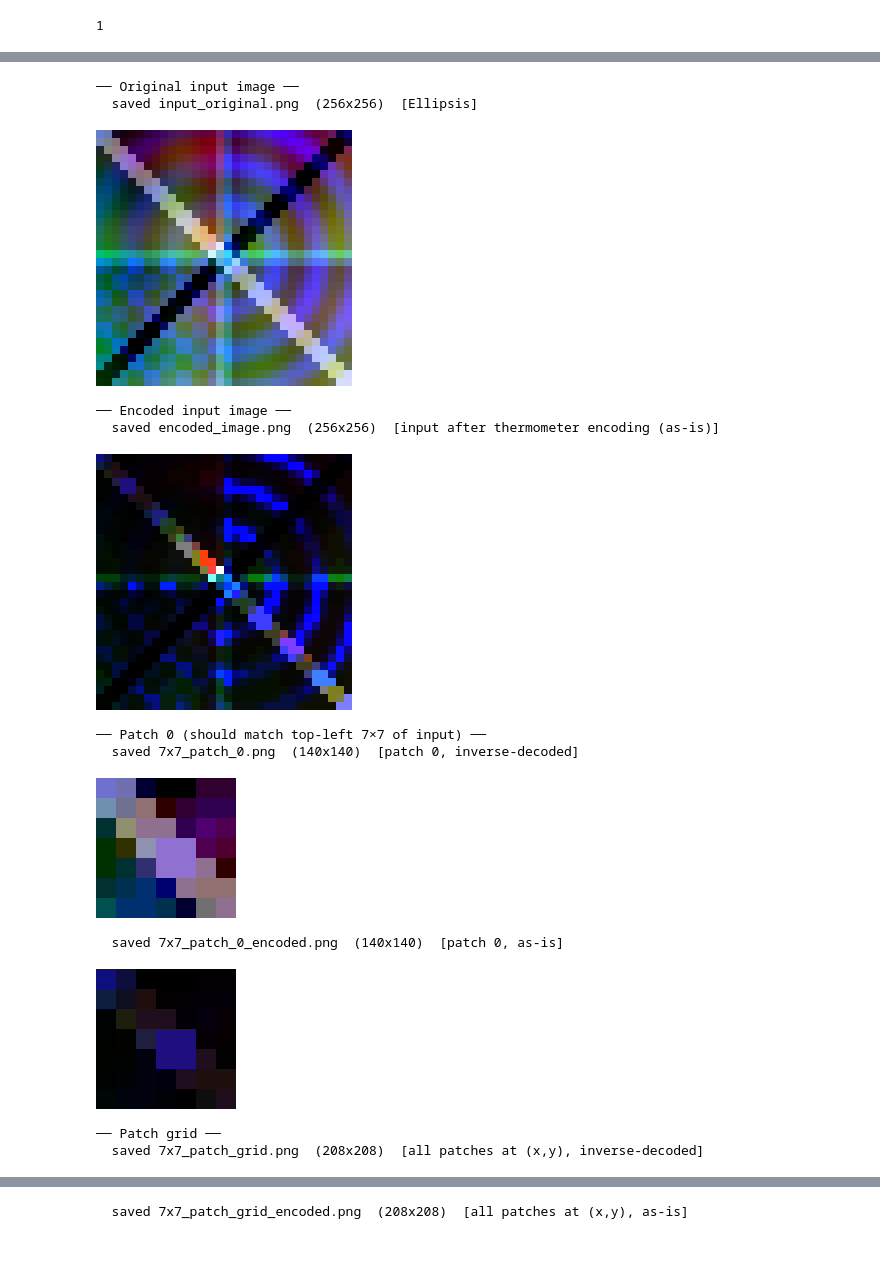
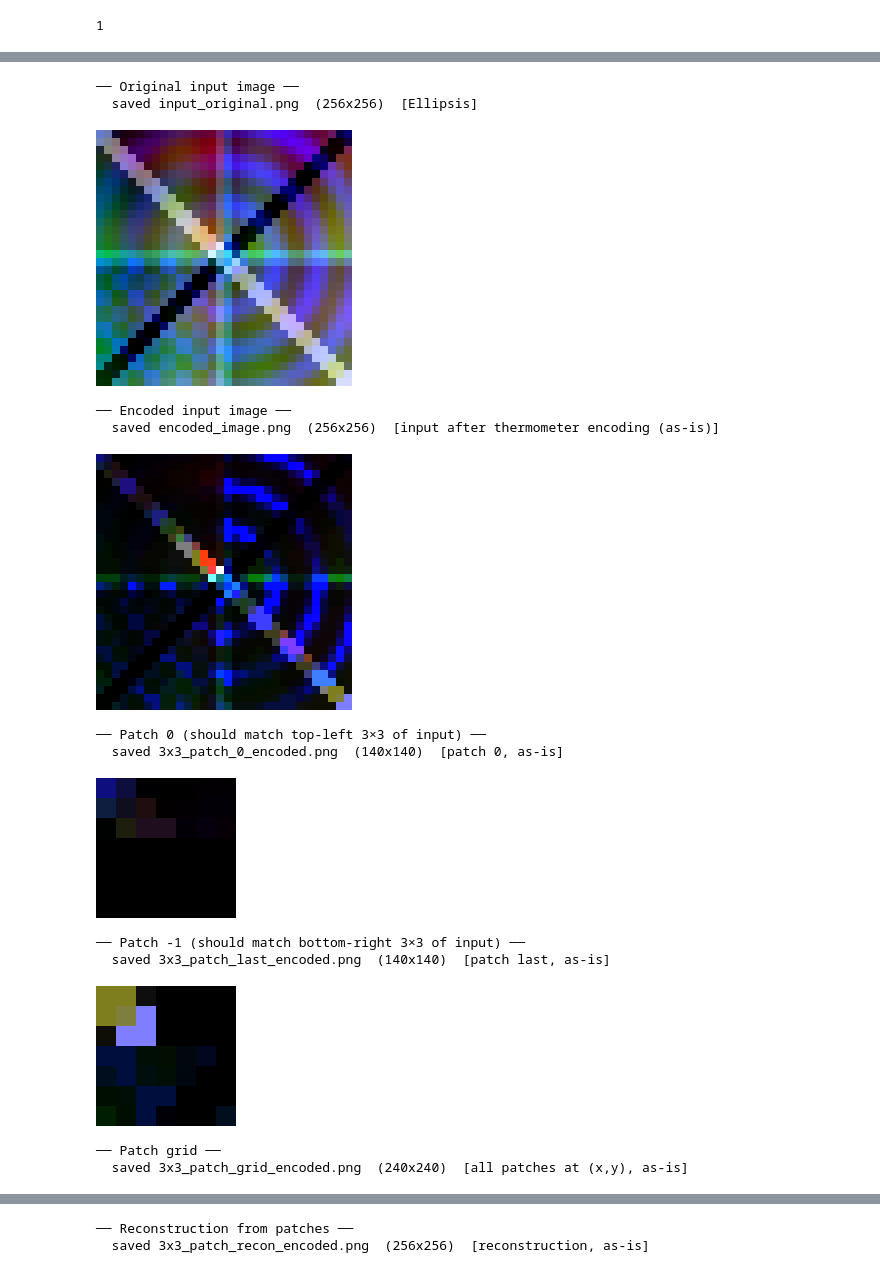
Before and after one commit to kristoffer1110/Reconfigurable_TMComposite, a Jupyter notebook: testbench/notebook/patch_generator_pynq.ipynb, the cells around one changed output, grey strips where cells are left out. Cells and saved outputs as stored; diff of their text form; code cells hidden in the pictures.

```diff
--- a/testbench/notebook/patch_generator_pynq.ipynb
+++ b/testbench/notebook/patch_generator_pynq.ipynb
@@ -63,7 +63,7 @@ NUM_PIXELS = IMG_SIZE * IMG_SIZE   # 1024
 ENC_BITS = 7
 
 # ── Edit here: patch size to capture ─────────────────────────────────────────
-PS = 7
+PS = 3
 
 NUM_PATCHES = (IMG_SIZE - PS + 1) ** 2
 
@@ -274,45 +277,54 @@ save_show(
 
 # ── Patch 0 — top-left verification ──────────────────────────────────────────
 # If the IP is correct, patch 0 must look like the top-left PS×PS corner.
 print(f'\n── Patch 0 (should match top-left {PS}×{PS} of input) ──')
-save_show(patch_to_image(patches[0], scale=20),
-          f'{PS}x{PS}_patch_0.png',         'patch 0, inverse-decoded')
+# save_show(patch_to_image(patches[0], scale=20),
+#           f'{PS}x{PS}_patch_0.png',         'patch 0, inverse-decoded')
 save_show(patch_to_image(patches[0], scale=20, as_is=True),
           f'{PS}x{PS}_patch_0_encoded.png', 'patch 0, as-is')
 
+# ── Last patch — bottom-right verification ──────────────────────────────────────
+# If the IP is correct, patch -1 must look like the bottom-right PS×PS corner.
+print(f'\n── Patch -1 (should match bottom-right {PS}×{PS} of input) ──')
+# save_show(patch_to_image(patches[-1], scale=20),
+#           f'{PS}x{PS}_patch_last.png',         'patch last, inverse-decoded')
+save_show(patch_to_image(patches[-1], scale=20, as_is=True),
+          f'{PS}x{PS}_patch_last_encoded.png', 'patch last, as-is')
+
 # ── Patch grid at decoded (x, y) positions ───────────────────────────────────
 print('\n── Patch grid ──')
-save_show(patches_to_grid(patches, cell=8, use_position=True, as_is=False),
-          f'{PS}x{PS}_patch_grid.png',         'all patches at (x,y), inverse-decoded')
+# save_show(patches_to_grid(patches, cell=8, use_position=True, as_is=False),
+#           f'{PS}x{PS}_patch_grid.png',         'all patches at (x,y), inverse-decoded')
 save_show(patches_to_grid(patches, cell=8, use_position=True, as_is=True),
           f'{PS}x{PS}_patch_grid_encoded.png', 'all patches at (x,y), as-is')
 
 # ── Overlap-averaged reconstruction ──────────────────────────────────────────
 print('\n── Reconstruction from patches ──')
-save_show(reconstruct_image(patches, img_size=IMG_SIZE, as_is=False),
-          f'{PS}x{PS}_patch_recon.png',         'reconstruction, inverse-decoded', scale=SCALE)
+# save_show(reconstruct_image(patches, img_size=IMG_SIZE, as_is=False),
+#           f'{PS}x{PS}_patch_recon.png',         'reconstruction, inverse-decoded', scale=SCALE)
 save_show(reconstruct_image(patches, img_size=IMG_SIZE, as_is=True),
           f'{PS}x{PS}_patch_recon_encoded.png', 'reconstruction, as-is',           scale=SCALE)
 
 # ── Tiled reconstruction ──────────────────────────────────────────────────────
 print('\n── Tiled reconstruction ──')
-save_show(reconstruct_tiled(patches, img_size=IMG_SIZE, as_is=False),
-          f'{PS}x{PS}_tiled_recon.png',         'tiled, inverse-decoded', scale=SCALE)
+# save_show(reconstruct_tiled(patches, img_size=IMG_SIZE, as_is=False),
+#           f'{PS}x{PS}_tiled_recon.png',         'tiled, inverse-decoded', scale=SCALE)
 save_show(reconstruct_tiled(patches, img_size=IMG_SIZE, as_is=True),
           f'{PS}x{PS}_tiled_recon_encoded.png', 'tiled, as-is',           scale=SCALE)
 
 print(f'\n✓ All visualisations saved to {OUT_DIR}/')
 # %% [output]
 ── Original input image ──
   saved input_original.png  (256x256)  [Ellipsis]
 [figure]
 ── Encoded input image ──
   saved encoded_image.png  (256x256)  [input after thermometer encoding (as-is)]
 [figure]
-── Patch 0 (should match top-left 7×7 of input) ──
-  saved 7x7_patch_0.png  (140x140)  [patch 0, inverse-decoded]
+── Patch 0 (should match top-left 3×3 of input) ──
+  saved 3x3_patch_0_encoded.png  (140x140)  [patch 0, as-is]
-[figure, old version]
+[figure, new version]
-  saved 7x7_patch_0_encoded.png  (140x140)  [patch 0, as-is]
+── Patch -1 (should match bottom-right 3×3 of input) ──
+  saved 3x3_patch_last_encoded.png  (140x140)  [patch last, as-is]
-[figure, old version]
+[figure, new version]
 ── Patch grid ──
-  saved 7x7_patch_grid.png  (208x208)  [all patches at (x,y), inverse-decoded]
+  saved 3x3_patch_grid_encoded.png  (240x240)  [all patches at (x,y), as-is]
@@ -320 +332,2 @@ print(f'\n✓ All visualisations saved to {OUT_DIR}/')
-  saved 7x7_patch_grid_encoded.png  (208x208)  [all patches at (x,y), as-is]
+── Reconstruction from patches ──
+  saved 3x3_patch_recon_encoded.png  (256x256)  [reconstruction, as-is]
```
Also changed, not shown: parts of 4 cells of this notebook, 57 other files.
